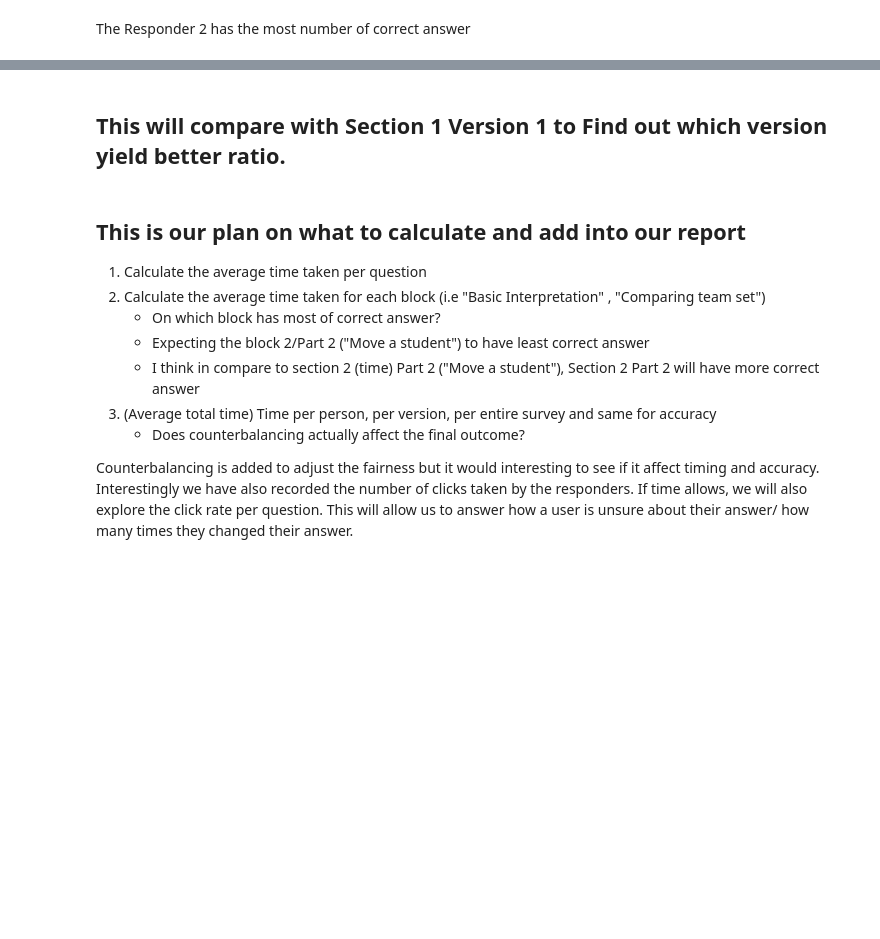
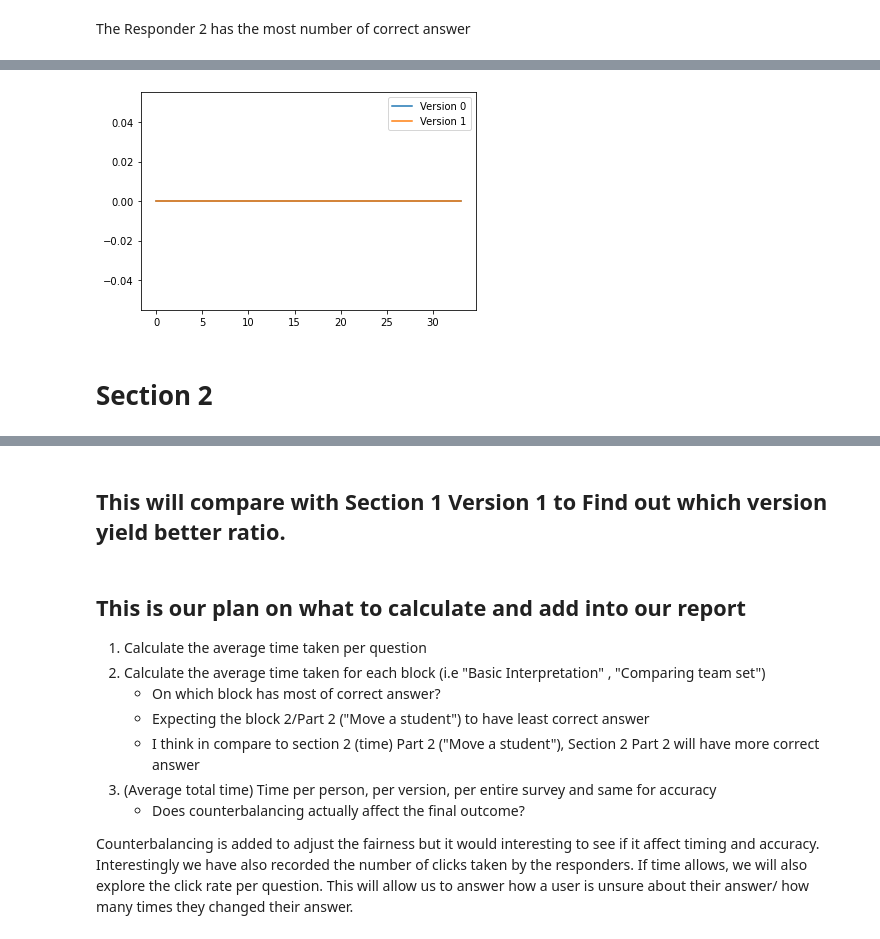
Before and after one commit to ketphan02/DATA-448, a Jupyter notebook: notebooks/reportSection1.ipynb, the cells around one changed output, grey strips where cells are left out. Cells and saved outputs as stored; diff of their text form; code cells hidden in the pictures; blank space fills up the shorter version.

```diff
--- a/notebooks/reportSection1.ipynb
+++ b/notebooks/reportSection1.ipynb
@@ -120,26 +139,2 @@ sns.barplot(x="Version", y="Duration (in seconds)", data = merged_df, estimator
 # %% [markdown]
 ### We took a total of time taken by responders for each Version and as a result, more time was taken in the Version 1. At the same time, this is small database. So, it is diffcult to come up with a conclusion.
-# %%
-# we will considered the page submit as the time taken to complete one question.
-#Get the label of columns which starts with "Q"
-
-# Put this is a separate python file
-# This will work on both section
-
-# V2
-colRemove = ["First", "Last", "Click"]
-question = [col for col in df1 if col.startswith('Q')]
-# not clean, come up with different way
-question = [col for col in question if "First" not in col]
-question = [col for col in question if "Last" not in col]
-question = [col for col in question if "Click" not in col]
-question = [col for col in question if "Page" not in col]
-question = df1[question]
-# Dropping Q33 and Q34 as they are preference question
-question = question.drop(labels=["Q33", "Q34"], axis=1)
-# Reindex this
-#display(question)
-
-# To get the index of the a column
-#index_no = question.columns.get_loc("Q2")
-#print(index_no)
@@ -146,2 +170,12 @@ question = question.drop(labels=["Q33", "Q34"], axis=1)
+# %%
+def check_confused(dfs):
+    for df in dfs:
+        question = [col for i, col in enumerate(df.columns) if i > 17 and col.startswith('Q') and len(col.split()) == 1]
+        question = df[question]
+        counts = [int(question[val][0] == "I can't tell from the graphs") + int(question[val][1] == "I can't tell from the graphs") for val in question]
+        plt.plot(np.arange(0,len(counts)), counts)
+    labels = ['Version ' + str(i) for i in range(len(dfs))]
+    plt.legend(labels, loc='upper right')
+    plt.show()
 # %% [markdown]
 # Section 1 Version 2
@@ -180,0 +215,6 @@ The Responder 2 has the most number of correct answer
+# %%
+check_confused([df, df1])
+# %% [output]
+[figure, added]
+# %% [markdown]
+# Section 2
```
Also changed, not shown: parts of 12 cells of this notebook, 2 other files.
